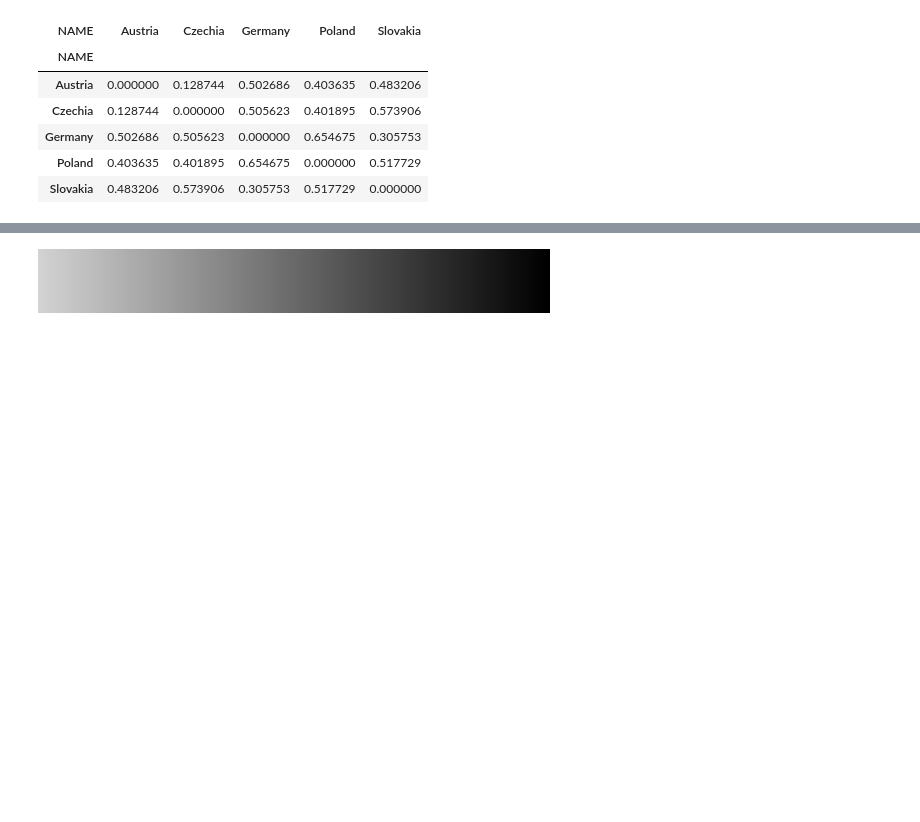
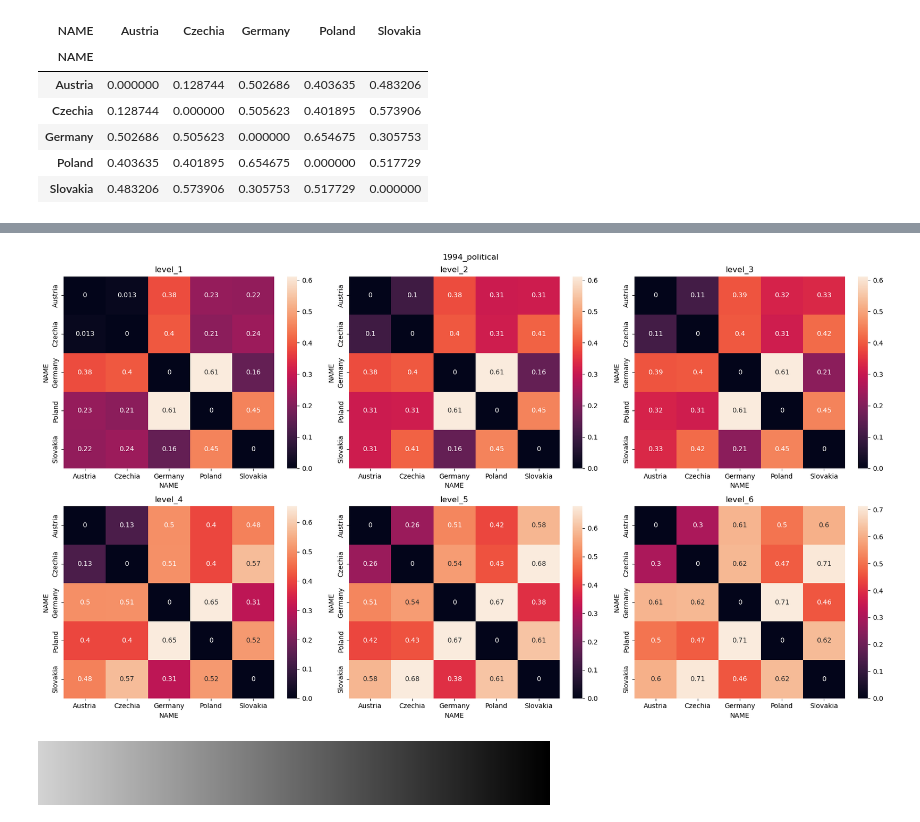
Before and after one commit to uscuni/boundaries_of_change, a Jupyter notebook: code/bray-curtis.ipynb, the cells around one changed output, grey strips where cells are left out. Drawn from its saved outputs; the diff is of its cells as text; code cells hidden in the pictures; blank space fills up the shorter version.

```diff
--- a/code/bray-curtis.ipynb
+++ b/code/bray-curtis.ipynb
@@ -13,2 +13,2 @@ from scipy.spatial import distance
 # %%
-buildings = gpd.read_parquet("/data/uscuni-ulce/boundaries_of_change/classification/")
+buildings, levels = preprocess_data.get_buildings("/data/uscuni-ulce/boundaries_of_change/classification/")
@@ -39,9 +14,0 @@ level_columns = []
-# %%
-for level in final_clusters.columns:
-    buildings[f"level_{level}"] = buildings.final_without_noise.map(
-        final_clusters[level]
-    )
-    level_columns.append(f"level_{level}")
-
-buildings = buildings.rename(columns={"final_without_noise":"level_7"})
-level_columns.append("level_7")
@@ -122,0 +47,2 @@ def compute_bc_matrix(count_table):
+# %%
+layer_of_interest = boundary_list[-1]
@@ -151,3 +92,7 @@ sns.heatmap(bc1, annot=True)
+# %%
+generate_bc_heatmaps_for_boundary(levels, layer_of_interest)
+# %% [output]
+[figure, added]
 # %%
 def generate_bc_matrices(boundary_list, level_list):
     for bnd in boundary_list:
```
Also changed, not shown: parts of 23 cells of this notebook, 2 other files.
